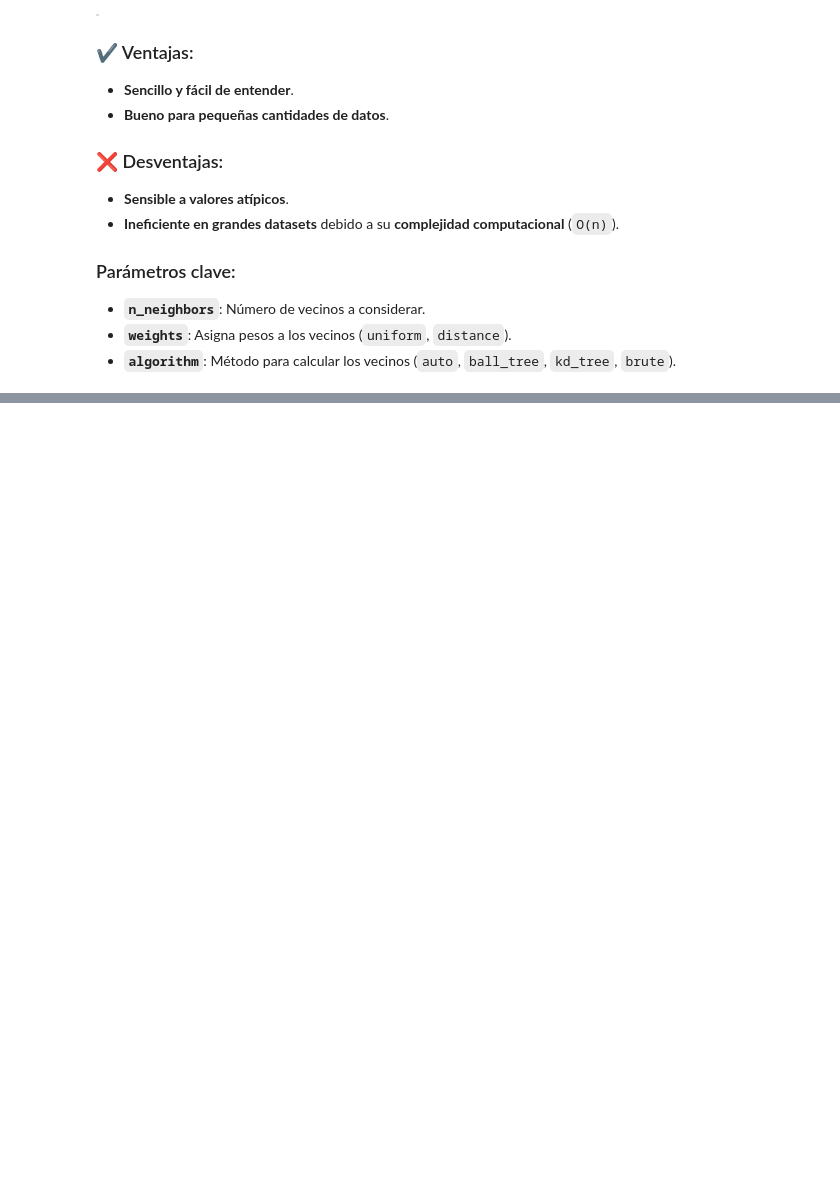
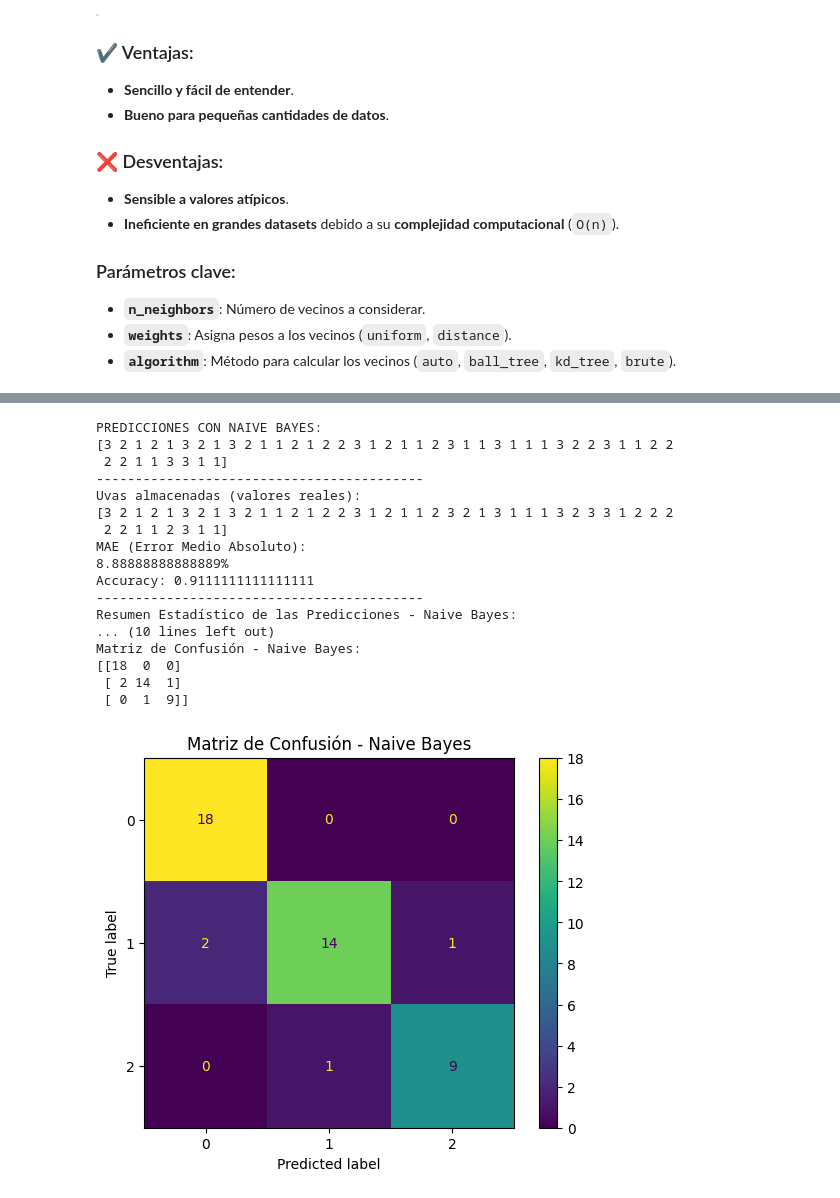
Before and after one commit to ikasle12345/RETO1, a Jupyter notebook: ModeloVino.ipynb, the cells around one changed output, grey strips where cells are left out. Saved outputs shown, nothing was run; the diff lists cells and outputs as text; code cells hidden in the pictures; blank space fills up the shorter version.

```diff
--- a/ModeloVino.ipynb
+++ b/ModeloVino.ipynb
@@ -556,0 +532,53 @@ Uvas almacenadas:
+# %%
+wine_model4 = GaussianNB()
+wine_model4.fit(train_x, train_y)
+predictions4 = wine_model4.predict(val_x)
+
+print("PREDICCIONES CON NAIVE BAYES:")
+print(predictions4)
+print('------------------------------------------')
+print('Uvas almacenadas (valores reales):')
+print(val_y.values)
+print('MAE (Error Medio Absoluto):')
+print(f'{mean_absolute_error(val_y, predictions4) * 100}%')
+
+predictions_int4 = list(map(int, predictions4))
+accuracy4= accuracy_score(val_y, predictions_int4)
+print("Accuracy:", accuracy4)
+print('------------------------------------------')
+
+prueba4 = EstadisticaDescriptiva()
+resumen4 = prueba4.resumenEstadistico(predictions_int4)
+
+print("Resumen Estadístico de las Predicciones - Naive Bayes:")
+for clave, valor in resumen4.items():
+    print(f"{clave}: {valor}")
+print('------------------------------------------')
+
+conf_matrix4 = confusion_matrix(val_y, predictions_int4)
+print("Matriz de Confusión - Naive Bayes:")
+print(conf_matrix4)
+
+visualizar4 = ConfusionMatrixDisplay(confusion_matrix=conf_matrix4)
+visualizar4.plot()
+plt.title("Matriz de Confusión - Naive Bayes")
+plt.show()
+# %% [output]
+PREDICCIONES CON NAIVE BAYES:
+[3 2 1 2 1 3 2 1 3 2 1 1 2 1 2 2 3 1 2 1 1 2 3 1 1 3 1 1 1 3 2 2 3 1 1 2 2
+ 2 2 1 1 3 3 1 1]
+------------------------------------------
+Uvas almacenadas (valores reales):
+[3 2 1 2 1 3 2 1 3 2 1 1 2 1 2 2 3 1 2 1 1 2 3 2 1 3 1 1 1 3 2 3 3 1 2 2 2
+ 2 2 1 1 2 3 1 1]
+MAE (Error Medio Absoluto):
+8.88888888888889%
+Accuracy: 0.9111111111111111
+------------------------------------------
+Resumen Estadístico de las Predicciones - Naive Bayes:
+... (10 lines left out)
+Matriz de Confusión - Naive Bayes:
+[[18  0  0]
+ [ 2 14  1]
+ [ 0  1  9]]
+[figure, added]
```
Also changed, not shown: parts of 9 cells of this notebook.
